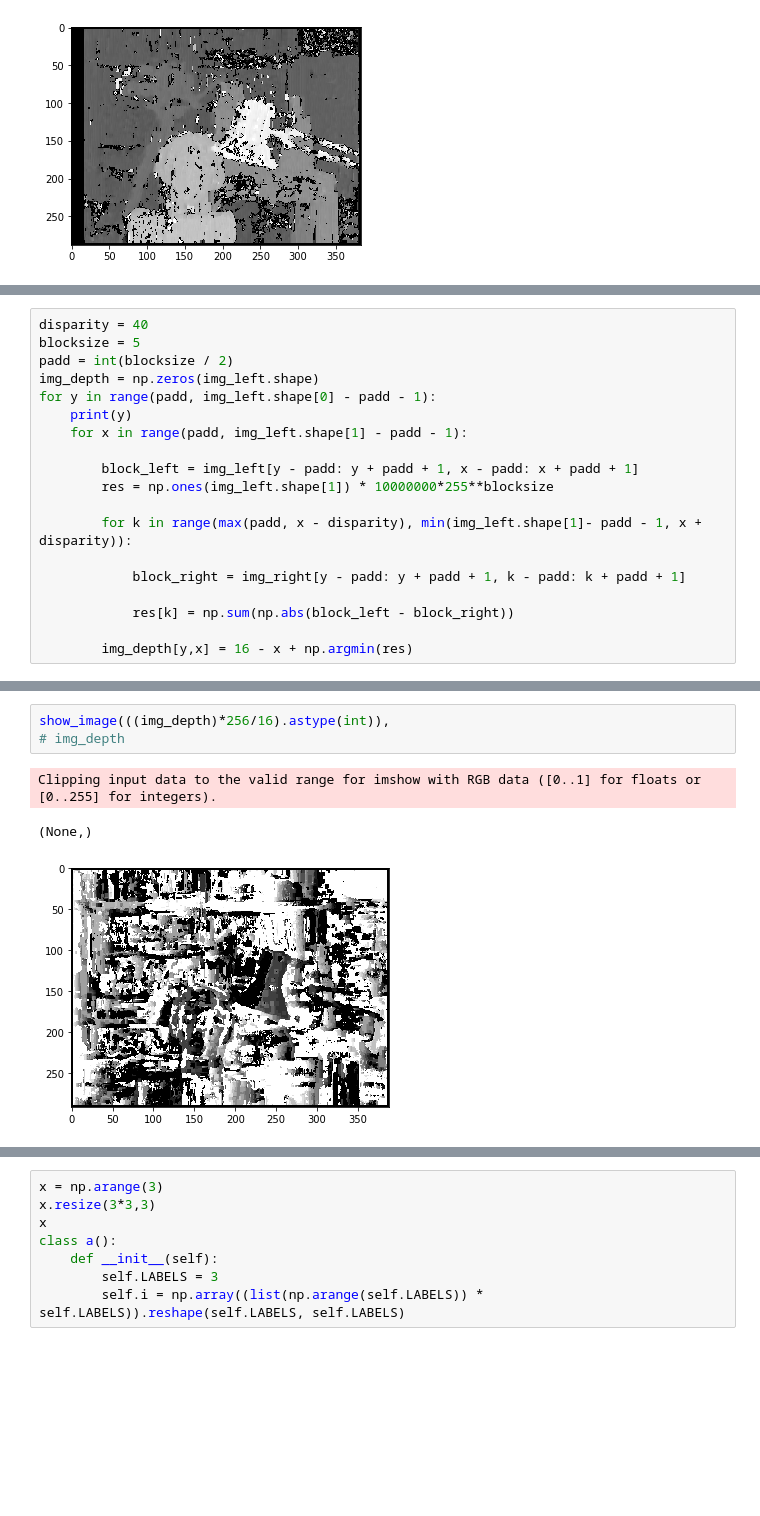
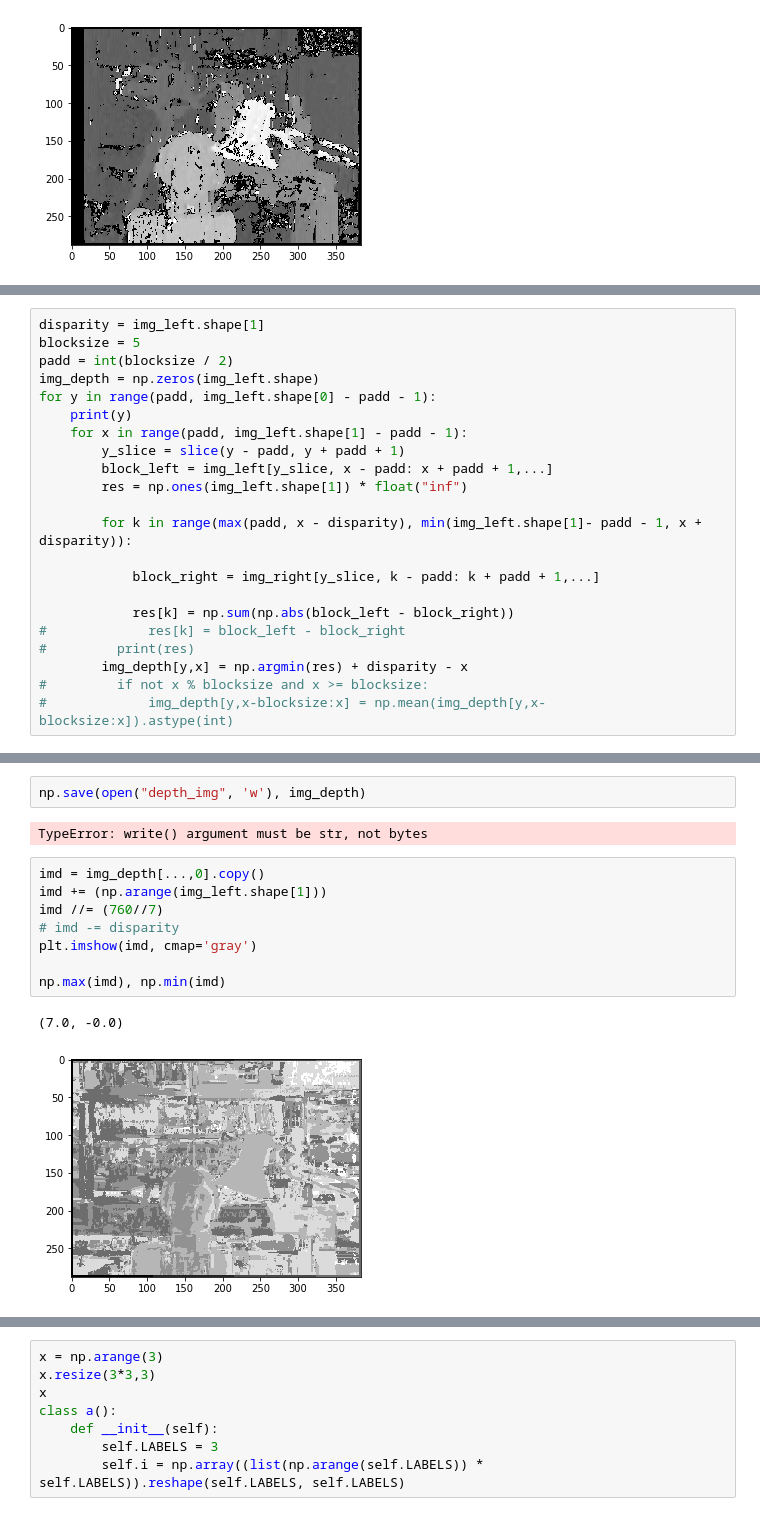
Before and after one commit to Magikis/Stereo-Vision-MRF, a Jupyter notebook: michal.ipynb, the cells around one changed output, grey strips where cells are left out. Drawn from its saved outputs; the diff is of its cells as text; blank space fills up the shorter version.

```diff
--- a/michal.ipynb
+++ b/michal.ipynb
@@ -72,22 +90,25 @@ plt.show()
 # %%
-disparity = 40
+disparity = img_left.shape[1]
 blocksize = 5
 padd = int(blocksize / 2)
 img_depth = np.zeros(img_left.shape)
 for y in range(padd, img_left.shape[0] - padd - 1):
     print(y)
     for x in range(padd, img_left.shape[1] - padd - 1):
-
-        block_left = img_left[y - padd: y + padd + 1, x - padd: x + padd + 1]
-        res = np.ones(img_left.shape[1]) * 10000000*255**blocksize
+        y_slice = slice(y - padd, y + padd + 1)
+        block_left = img_left[y_slice, x - padd: x + padd + 1,...]
+        res = np.ones(img_left.shape[1]) * float("inf")
 
         for k in range(max(padd, x - disparity), min(img_left.shape[1]- padd - 1, x + disparity)):
 
-            block_right = img_right[y - padd: y + padd + 1, k - padd: k + padd + 1]
+            block_right = img_right[y_slice, k - padd: k + padd + 1,...]
 
             res[k] = np.sum(np.abs(block_left - block_right))
-
-        img_depth[y,x] = 16 - x + np.argmin(res)
+#             res[k] = block_left - block_right
+#         print(res)
+        img_depth[y,x] = np.argmin(res) + disparity - x
+#         if not x % blocksize and x >= blocksize:
+#             img_depth[y,x-blocksize:x] = np.mean(img_depth[y,x-blocksize:x]).astype(int)
 # %% [output]
 2
 3
@@ -109,7 +130,15 @@ for y in range(padd, img_left.shape[0] - padd - 1):
-# %%
-show_image(((img_depth)*256/16).astype(int)),
-# img_depth
-# %% [output]
-Clipping input data to the valid range for imshow with RGB data ([0..1] for floats or [0..255] for integers).
-(None,)
-[figure, removed]
+# %%
+np.save(open("depth_img", 'w'), img_depth)
+# %% [output]
+TypeError: write() argument must be str, not bytes
+# %%
+imd = img_depth[...,0].copy()
+imd += (np.arange(img_left.shape[1]))
+imd //= (760//7)
+# imd -= disparity
+plt.imshow(imd, cmap='gray')
+
+np.max(imd), np.min(imd)
+# %% [output]
+(7.0, -0.0)
+[figure, added]
```
Also changed, not shown: parts of 6 cells of this notebook, 2 other files.
